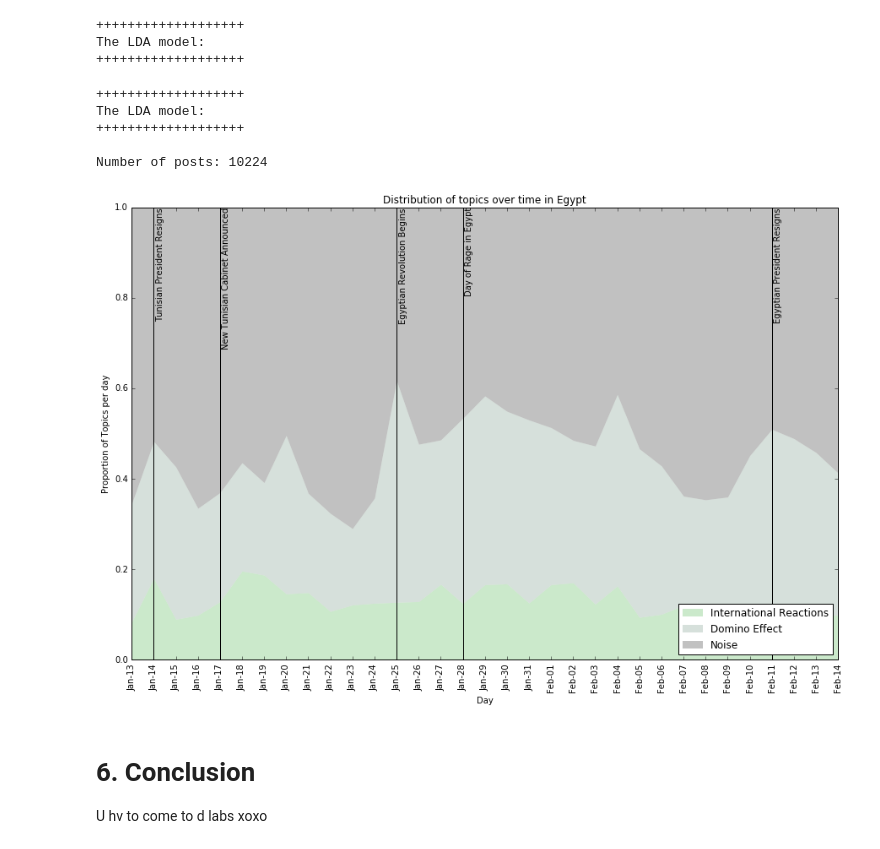
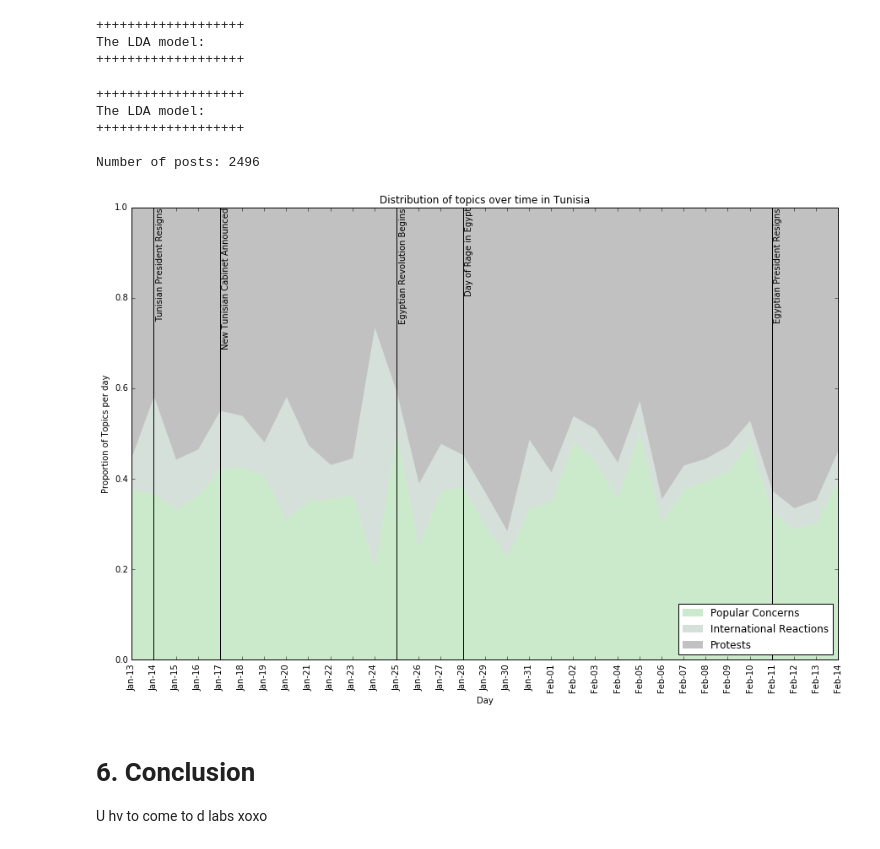
Before and after one commit to KhalilMrini/Revisiting-Arab-Spring, a Jupyter notebook: Project/Project.ipynb, the cells around one changed output. Drawn from its saved outputs; the diff is of its cells as text; code cells hidden in the pictures.

```diff
--- a/Project/Project.ipynb
+++ b/Project/Project.ipynb
@@ -1746,23 +1746,23 @@ def plot_topic_time_distribution(df, max_, country, n_topics, filename, column_n
 
     plt.savefig(filename, format='jpg', dpi=80)
 # %%
-cat = 'WEBLOG'
+cat = 'MAINSTREAM_NEWS'
 cn = TN
 lg = FR
-n_topics=3
+n_topics=4
 showcase_df = showcase_topic_modelling(cn, cat, lg, n_topics=n_topics, LSA=False, no_above=0.5, no_below=40)
 # %% [output]
 +++++++++++++++++++
 The LDA model:
 +++++++++++++++++++
 
-Number of posts: 10224
+Number of posts: 2496
 # %%
 plot_topic_time_distribution(showcase_df, 1, cn, n_topics,
                              'pyLDAvis/{}_{}_{}.jpg'.format(cn, cat, lg),
-                             ['International Reactions', 'Domino Effect', 'Noise'])
+                             ['Popular Concerns', 'International Reactions', 'Protests'])
 # %% [output]
-[figure, old version]
+[figure, new version]
 # %% [markdown]
 # 6. Conclusion<a class="anchor" id="6"></a>
 
```
Also changed, not shown: 9 other files.
